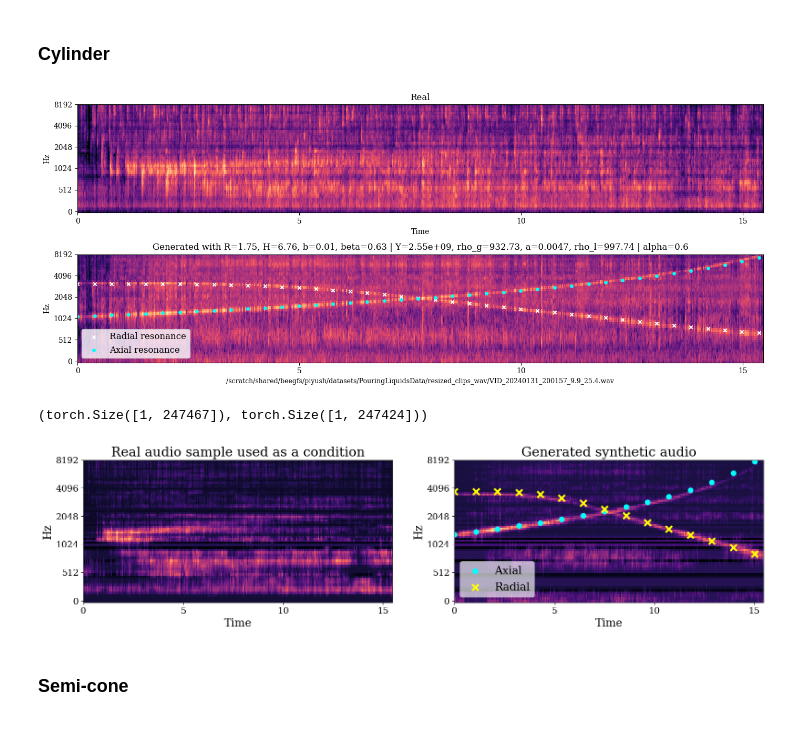
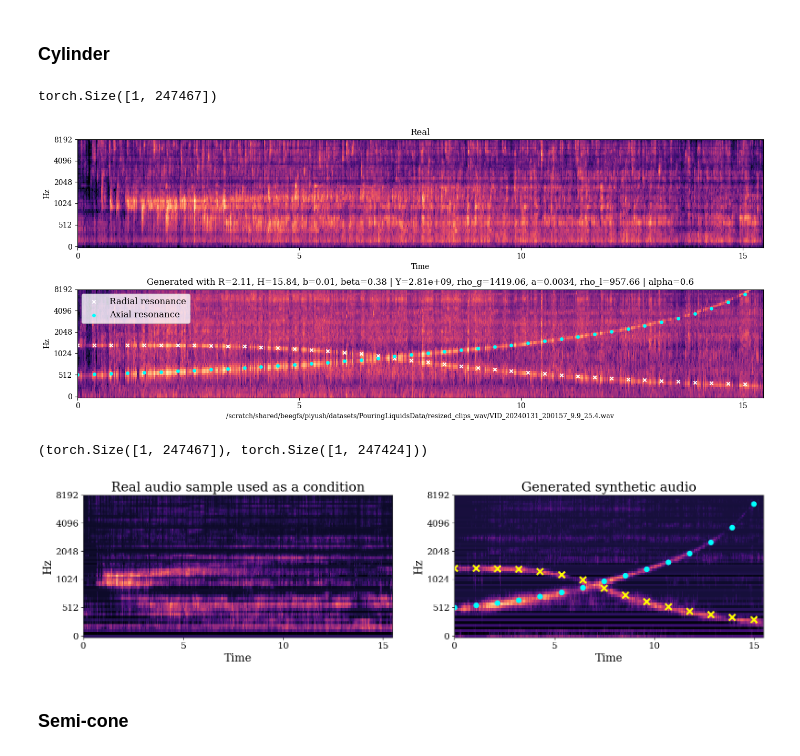
Before and after one commit to bpiyush/ddsp-pytorch, a Jupyter notebook: notebooks/generate_multi_container.ipynb, the cells around one changed output. Cells and saved outputs as stored; diff of their text form; code cells hidden in the pictures.

```diff
--- a/notebooks/generate_multi_container.ipynb
+++ b/notebooks/generate_multi_container.ipynb
@@ -111,6 +107,8 @@ df.shape
 (381, 23)
 # %% [markdown]
 ### Load Autoencoder model
+# %%
+device = torch.device("cuda")
 # %%
 def load_autoencoder_model(
         device,
@@ -203,6 +201,10 @@ with torch.no_grad():
 num_frames = loudness.shape[1]
 # %% [markdown]
 ### Cylinder
+# %%
+y_real.shape
+# %% [output]
+torch.Size([1, 247467])
 # %%
 T = y_real.shape[1] / config.sample_rate
 b = np.random.uniform(*b_range)
@@ -283,16 +285,17 @@ generation_script.show_real_and_generated_audio(
     suffix=f"{axial_suffix} | {radial_suffix} | alpha={alpha}",
     xlabel=audio_path,
     n_show=40,
+    figsize=(14, 6),
 )
 torchaudio.save(f"./audio.wav", y_gene, sr)
 # %% [output]
-[figure, old version]
+[figure, new version]
 # %%
 y_real.shape, y_gene.shape
 # %% [output]
 (torch.Size([1, 247467]), torch.Size([1, 247424]))
 # %%
-def librosa_harmonic_spectrogram_db(y, n_fft=512, hop_length=256, margin=16., n_mels=None):
+def librosa_harmonic_spectrogram_db(y, sr=16000, n_fft=512, hop_length=256, margin=16., n_mels=None):
     if isinstance(y, torch.Tensor):
         y = y.numpy()
     if len(y.shape) == 2:
@@ -306,7 +309,7 @@ def librosa_harmonic_spectrogram_db(y, n_fft=512, hop_length=256, margin=16., n_
     else:
         # Mel-scaled dB spectrogram
         S = librosa.amplitude_to_db(amplitude_h)
-        SH = librosa.feature.melspectrogram(S=S, n_mels=n_mels)
+        SH = librosa.feature.melspectrogram(S=S, n_mels=n_mels, sr=sr)
     return SH
 
 
@@ -327,12 +330,12 @@ def show_logmelspectrogram(S, sr, n_fft=512, hop_length=256, figsize=(10, 3), ax
         plt.show()
 # %%
 spec_real = librosa_harmonic_spectrogram_db(
-    y_real, n_mels=64,
+    y_real, n_mels=64, sr=sr,
 )
 # show_logmelspectrogram(spec_real, sr=48000)
 
 spec_gene = librosa_harmonic_spectrogram_db(
-    y_gene, n_mels=64,
+    y_gene, n_mels=64, sr=sr,
 )
 # show_logmelspectrogram(spec_gene, sr=48000)
 # %%
@@ -353,38 +356,38 @@ ax = axes[0]
 show_logmelspectrogram(spec_real, sr=sr, ax=ax, show=False)
 ax.set_title("Real audio sample used as a condition")
 increase_font_sizes(ax, font_scale)
 ax.tick_params(axis='both', which='major', labelsize=14)
 ax.tick_params(axis='both', which='minor', labelsize=12)
 
 
 ax = axes[1]
 show_logmelspectrogram(spec_gene, sr=sr, ax=ax, show=False)
 ax.set_title("Generated synthetic audio")
 increase_font_sizes(ax, font_scale)
 ax.tick_params(axis='both', which='major', labelsize=14)
 ax.tick_params(axis='both', which='minor', labelsize=12)
 
 FMAX = 8000 / 1.2
 indices = np.where((frequencies_radial < FMAX) & (frequencies_axial < FMAX))[0]
 T = timestamps[indices]
 F0_radial = frequencies_radial[indices]
 F0_axial = frequencies_axial[indices]
 n_show = 14
 n = len(T)
 skip = n // n_show
 ax.scatter(
-    T[::skip], 1.2 * F0_axial[::skip], color="cyan", s=60, label="Axial",
+    T[::skip], F0_axial[::skip], color="cyan", s=60, label="Axial",
 )
 ax.scatter(
-    T[::skip], 1.2 * F0_radial[::skip], color="yellow", s=100, marker="x", linewidths=3, label="Radial",
+    T[::skip], F0_radial[::skip], color="yellow", s=100, marker="x", linewidths=3, label="Radial",
 )
-ax.legend(fontsize=17, framealpha=0.65)
+# ax.legend(fontsize=17, framealpha=0.65)
 
 # plt.tight_layout()
-plt.savefig("./sample_synthetic-v2.pdf", bbox_inches="tight")
+# plt.savefig("./sample_synthetic-v2.pdf", bbox_inches="tight")
 plt.show()
 # %% [output]
-[figure, old version]
+[figure, new version]
 # %% [markdown]
 ### Semi-cone
 # %% [markdown]
```
Also changed, not shown: parts of 4 cells of this notebook, 6 other files.
